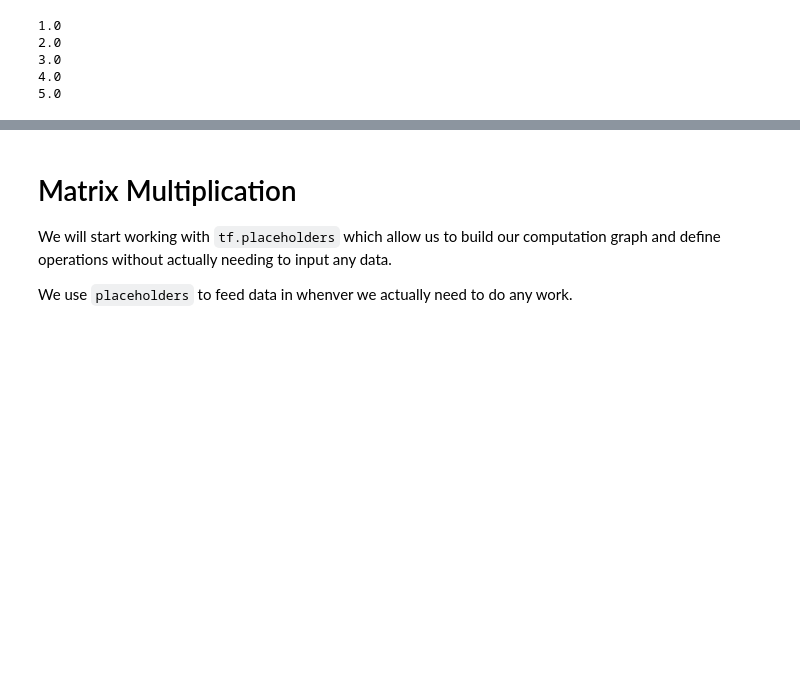
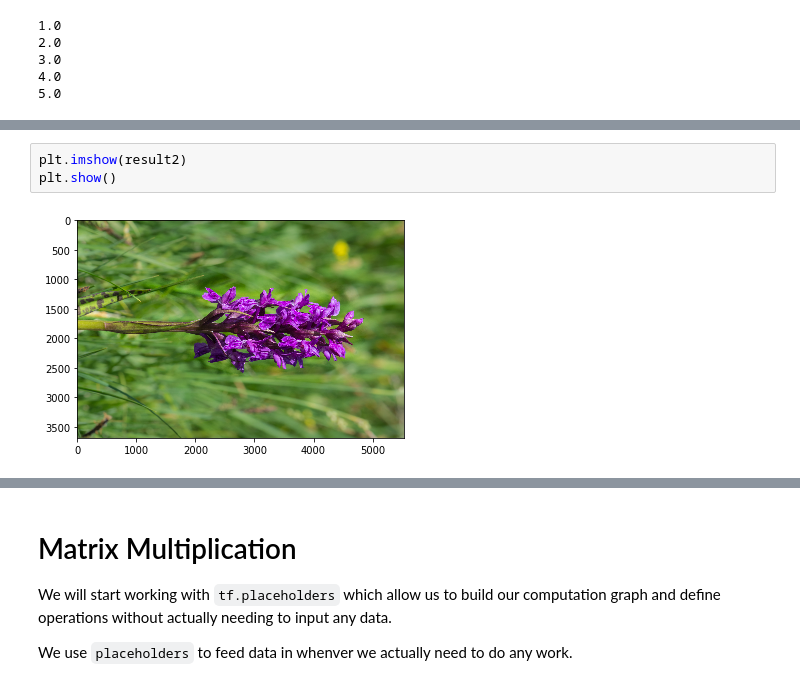
Before and after one commit to alejandrox1/numerical_computing, a Jupyter notebook: ML/supervised/00-frameworks/Tensorflow.ipynb, the cells around one changed output, grey strips where cells are left out. Cells and saved outputs as stored; diff of their text form; blank space fills up the shorter version.

```diff
--- a/ML/supervised/00-frameworks/Tensorflow.ipynb
+++ b/ML/supervised/00-frameworks/Tensorflow.ipynb
@@ -120,0 +158,5 @@ Tensor("x_14:0", shape=(), dtype=float32)
+# %%
+plt.imshow(result2)
+plt.show()
+# %% [output]
+[figure, added]
```
Also changed, not shown: parts of 14 cells of this notebook.
